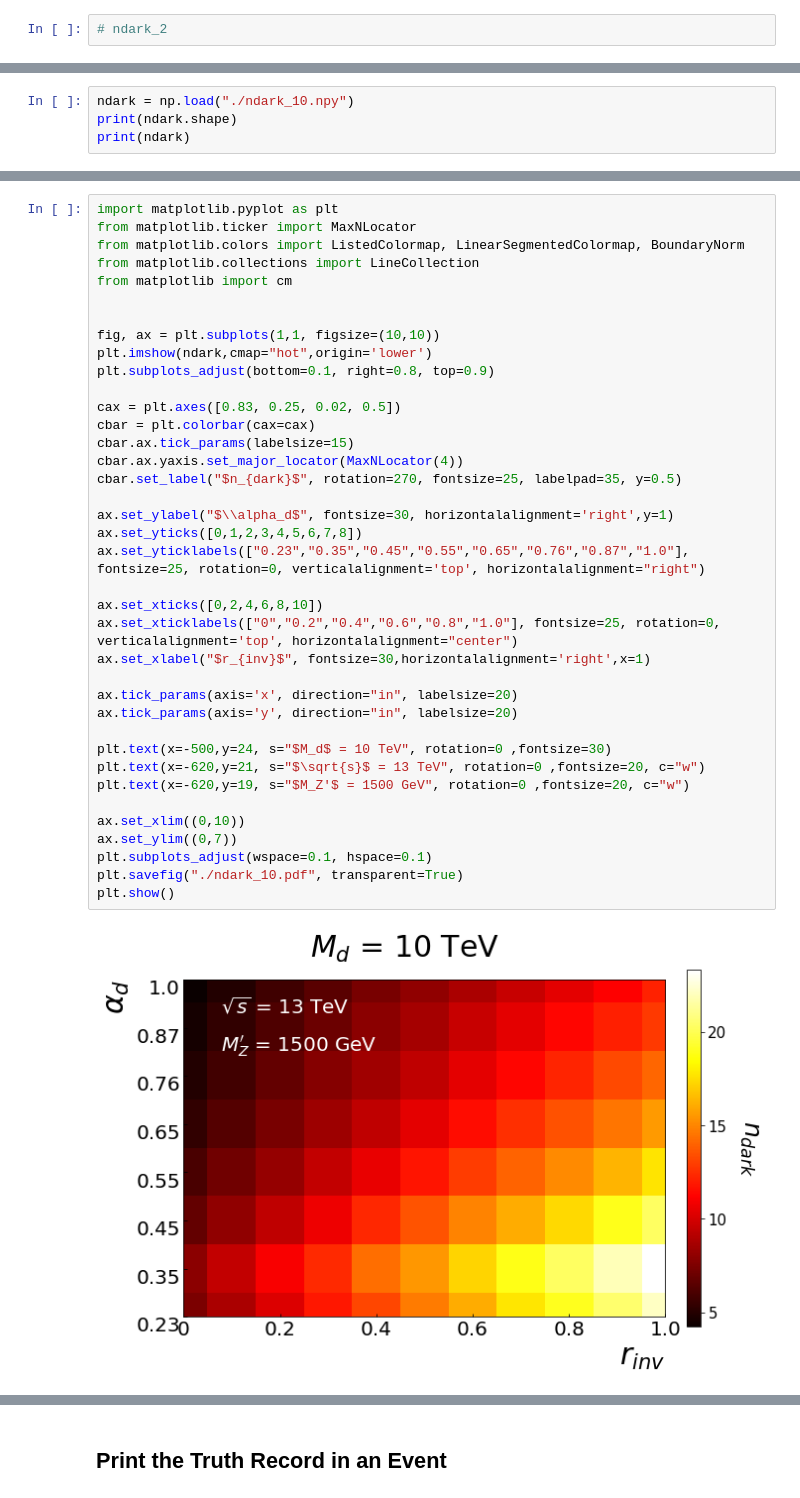
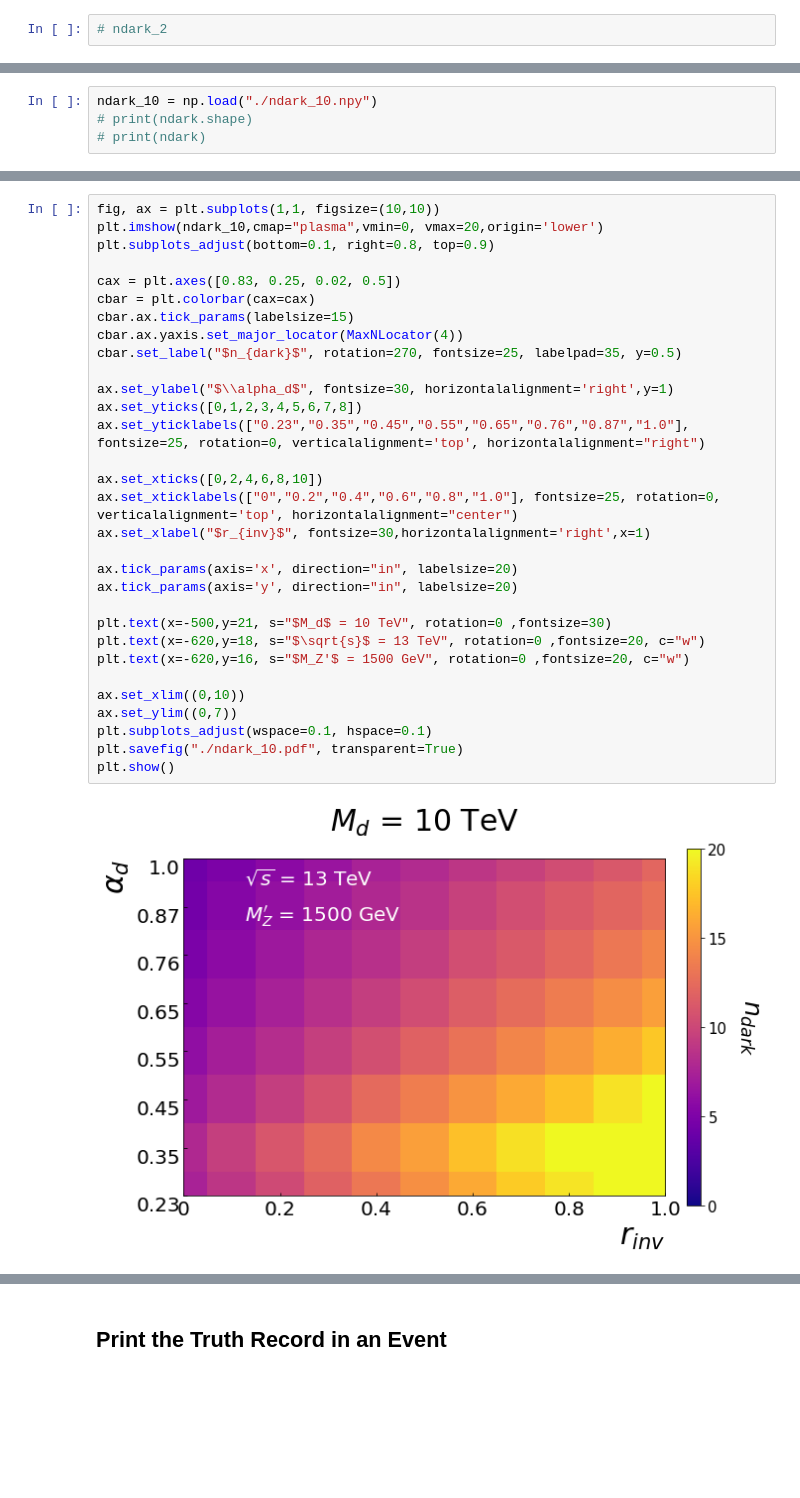
Before and after one commit to alan200276/SVJ_Study, a Jupyter notebook: Truth_Record.ipynb, the cells around one changed output, grey strips where cells are left out. Drawn from its saved outputs; the diff is of its cells as text; blank space fills up the shorter version.

```diff
--- a/Truth_Record.ipynb
+++ b/Truth_Record.ipynb
@@ -198,4 +227,4 @@ Check_r_inv(GenParticle_09_300)
 # %%
-ndark = np.load("./ndark_10.npy")
-print(ndark.shape)
-print(ndark)
+ndark_10 = np.load("./ndark_10.npy")
+# print(ndark.shape)
+# print(ndark)
@@ -220,40 +231,33 @@ print(ndark)
 # %%
-import matplotlib.pyplot as plt
-from matplotlib.ticker import MaxNLocator
-from matplotlib.colors import ListedColormap, LinearSegmentedColormap, BoundaryNorm
-from matplotlib.collections import LineCollection
-from matplotlib import cm
-
-
 fig, ax = plt.subplots(1,1, figsize=(10,10))
-plt.imshow(ndark,cmap="hot",origin='lower')
+plt.imshow(ndark_10,cmap="plasma",vmin=0, vmax=20,origin='lower')
 plt.subplots_adjust(bottom=0.1, right=0.8, top=0.9)
 
 cax = plt.axes([0.83, 0.25, 0.02, 0.5])
 cbar = plt.colorbar(cax=cax)
 cbar.ax.tick_params(labelsize=15)
 cbar.ax.yaxis.set_major_locator(MaxNLocator(4))
 cbar.set_label("$n_{dark}$", rotation=270, fontsize=25, labelpad=35, y=0.5)
 
 ax.set_ylabel("$\\alpha_d$", fontsize=30, horizontalalignment='right',y=1)
 ax.set_yticks([0,1,2,3,4,5,6,7,8])
 ax.set_yticklabels(["0.23","0.35","0.45","0.55","0.65","0.76","0.87","1.0"], fontsize=25, rotation=0, verticalalignment='top', horizontalalignment="right")
 
 ax.set_xticks([0,2,4,6,8,10])
 ax.set_xticklabels(["0","0.2","0.4","0.6","0.8","1.0"], fontsize=25, rotation=0, verticalalignment='top', horizontalalignment="center")
 ax.set_xlabel("$r_{inv}$", fontsize=30,horizontalalignment='right',x=1)
 
 ax.tick_params(axis='x', direction="in", labelsize=20)
 ax.tick_params(axis='y', direction="in", labelsize=20)
 
-plt.text(x=-500,y=24, s="$M_d$ = 10 TeV", rotation=0 ,fontsize=30)
-plt.text(x=-620,y=21, s="$\sqrt{s}$ = 13 TeV", rotation=0 ,fontsize=20, c="w")
-plt.text(x=-620,y=19, s="$M_Z'$ = 1500 GeV", rotation=0 ,fontsize=20, c="w")
+plt.text(x=-500,y=21, s="$M_d$ = 10 TeV", rotation=0 ,fontsize=30)
+plt.text(x=-620,y=18, s="$\sqrt{s}$ = 13 TeV", rotation=0 ,fontsize=20, c="w")
+plt.text(x=-620,y=16, s="$M_Z'$ = 1500 GeV", rotation=0 ,fontsize=20, c="w")
 
 ax.set_xlim((0,10))
 ax.set_ylim((0,7))
 plt.subplots_adjust(wspace=0.1, hspace=0.1)
 plt.savefig("./ndark_10.pdf", transparent=True)
 plt.show()
 # %% [output]
-[figure, old version]
+[figure, new version]
```
Also changed, not shown: parts of 16 cells of this notebook.
